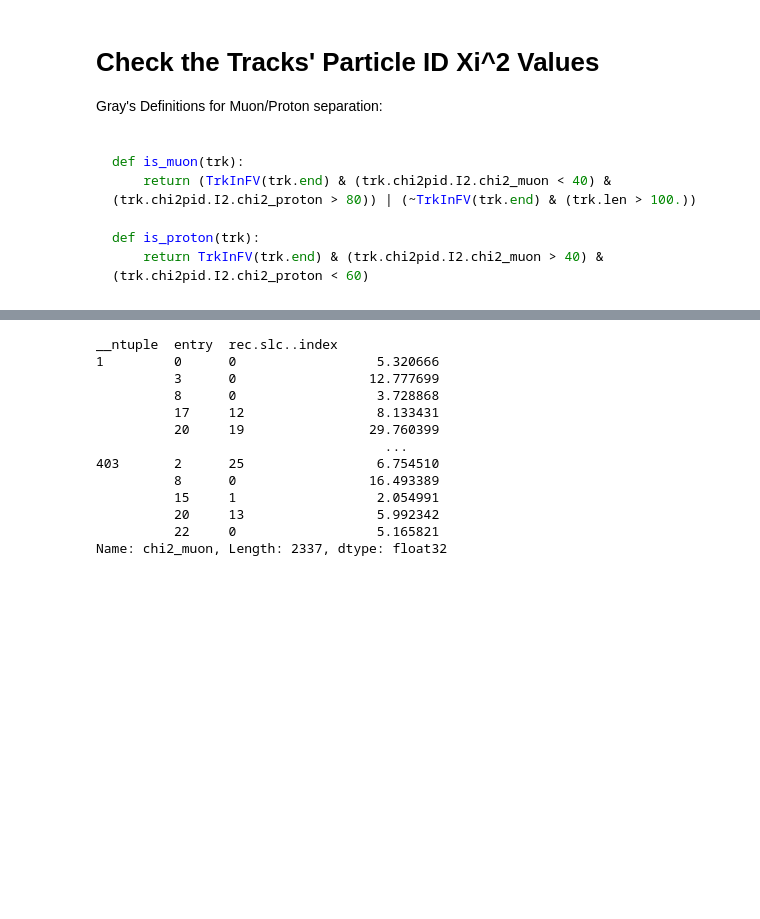
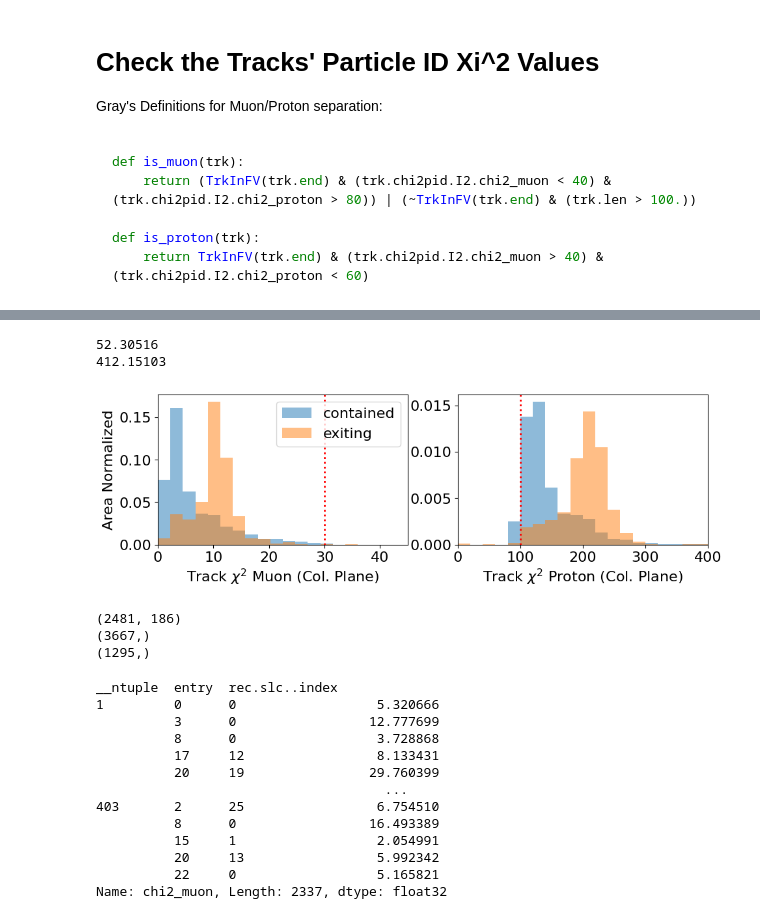
Before and after one commit to SBNSoftware/sbnana, a Jupyter notebook: sbnana/SBNAna/icarus-analysis-villiage/pyana/dimuon-tools/nb/exiting_muons/uncontained_mus.ipynb, the cells around one changed output, grey strips where cells are left out. Saved outputs shown, nothing was run; the diff lists cells and outputs as text; code cells hidden in the pictures; blank space fills up the shorter version.

```diff
--- a/sbnana/SBNAna/icarus-analysis-villiage/pyana/dimuon-tools/nb/exiting_muons/uncontained_mus.ipynb
+++ b/sbnana/SBNAna/icarus-analysis-villiage/pyana/dimuon-tools/nb/exiting_muons/uncontained_mus.ipynb
@@ -260,3 +268,67 @@ plt.show()
+# %%
+# Jamie 11.20.23: Put them side by side.
+
+plt.figure(figsize=(10.9,3))
+mybins = 20
+myDensity = True
+
+# Muon x2
+
+plt.subplot(1,2,1)
+myrange = (0,45)
+print(np.max(evtdf.trunk.trk.chi2pid.I2.chi2_muon))
+plt.hist(np.concatenate((evtdf[when_branch_con].branch.trk.chi2pid.I2.chi2_muon,
+                        evtdf[when_trunk_con].trunk.trk.chi2pid.I2.chi2_muon)),
+         label='contained', bins=mybins, range=myrange, linewidth=2, density=myDensity, alpha=0.5)
+plt.hist(np.concatenate((evtdf[when_trunk_unc].trunk.trk.chi2pid.I2.chi2_muon,
+                         evtdf[when_branch_unc].branch.trk.chi2pid.I2.chi2_muon)),
+         label='exiting', bins=mybins, range=myrange, linewidth=2, density=myDensity, alpha=0.5)
+plt.axvline([30], linestyle=":", color="red", linewidth=2)
+plt.xlim(myrange)
+plt.legend(loc='upper right')
+plt.xlabel("Track $\\chi^2$ Muon (Col. Plane)")
+if myDensity == True:
+    plt.ylabel("Area Normalized")
+
+# Proton x2
+
+plt.subplot(1,2,2)
+myrange = (0,400)
+print(np.max(evtdf.trunk.trk.chi2pid.I2.chi2_proton))
+plt.hist(np.concatenate((evtdf[when_branch_con].branch.trk.chi2pid.I2.chi2_proton,
+                        evtdf[when_trunk_con].trunk.trk.chi2pid.I2.chi2_proton)), label='contained',
+         bins=mybins, range=myrange, linewidth=2, density=myDensity, alpha=0.5)
+plt.hist(np.concatenate((evtdf[when_trunk_unc].trunk.trk.chi2pid.I2.chi2_proton,
+                         evtdf[when_branch_unc].branch.trk.chi2pid.I2.chi2_proton)), label='exiting',
+         bins=mybins, range=myrange, linewidth=2, density=myDensity, alpha=0.5)
+plt.axvline([100], linestyle=":", color="red", linewidth=2)
+plt.xlim(myrange)
+#plt.legend()
+plt.xlabel("Track $\\chi^2$ Proton (Col. Plane)")
+#if myDensity == True:
+#    plt.ylabel("Area Normalized")
+
+###
+
+plt.show()
+# %% [output]
+52.30516
+412.15103
+[figure, added]
+# %%
+print(evtdf.shape)
+
+a = np.concatenate((evtdf[when_branch_con].branch.trk.chi2pid.I2.chi2_muon,
+                    evtdf[when_trunk_con].trunk.trk.chi2pid.I2.chi2_muon))
+print(a.shape)
+
+b = np.concatenate((evtdf[when_trunk_unc].trunk.trk.chi2pid.I2.chi2_proton,
+                    evtdf[when_branch_unc].branch.trk.chi2pid.I2.chi2_proton))
+print(b.shape)
+# %% [output]
+(2481, 186)
+(3667,)
+(1295,)
 # %%
 evtdf[when_trunk_con].trunk.trk.chi2pid.I2.chi2_muon
 # %% [output]
```
Also changed, not shown: parts of 19 cells of this notebook, 4 other files.
